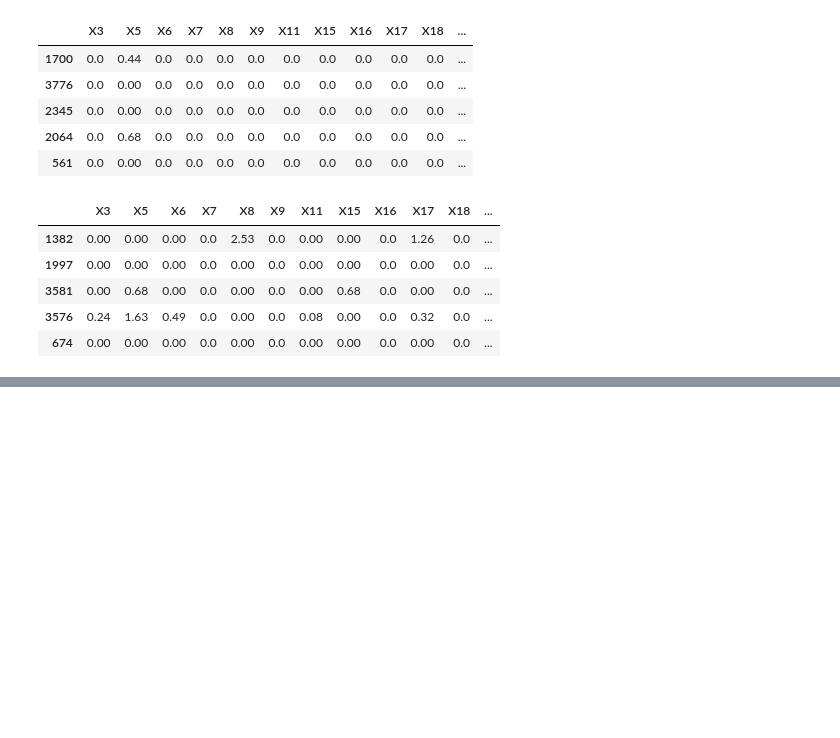
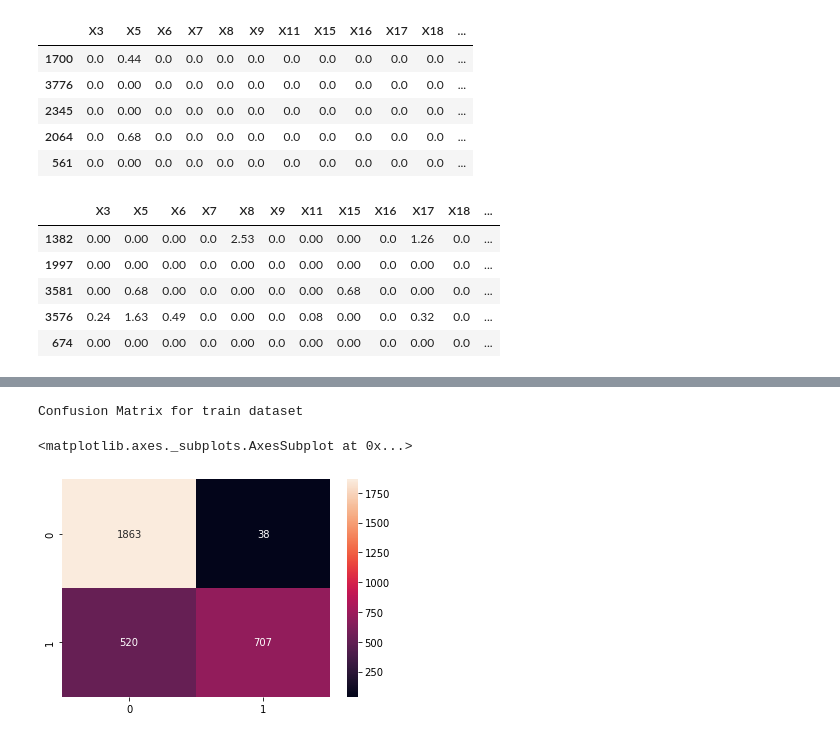
Before and after one commit to AmeerLC/Arya_Assignment, a Jupyter notebook: Arya_Dataset_ModelBuilding.ipynb, the cells around one changed output, grey strips where cells are left out. Saved outputs shown, nothing was run; the diff lists cells and outputs as text; code cells hidden in the pictures; blank space fills up the shorter version.

```diff
--- a/Arya_Dataset_ModelBuilding.ipynb
+++ b/Arya_Dataset_ModelBuilding.ipynb
@@ -118,0 +210,7 @@ x_test.head()
+# %%
+print("Confusion Matrix for train dataset \n ")
+sns.heatmap(confusion_matrix(y_train, train_pred), annot = True, fmt = "g")
+# %% [output]
+Confusion Matrix for train dataset
+<matplotlib.axes._subplots.AxesSubplot at 0x...>
+[figure, added]
```
Also changed, not shown: parts of 40 cells of this notebook.
